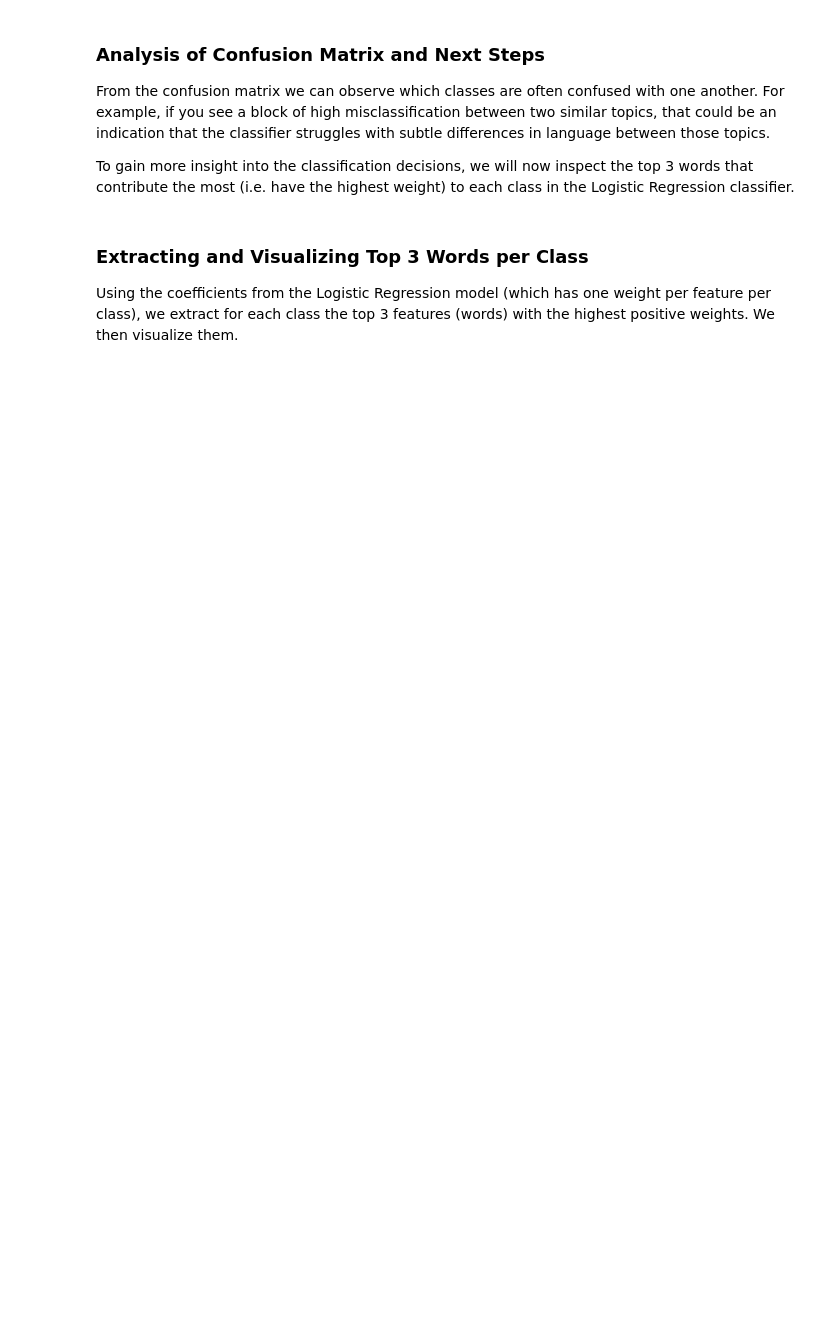
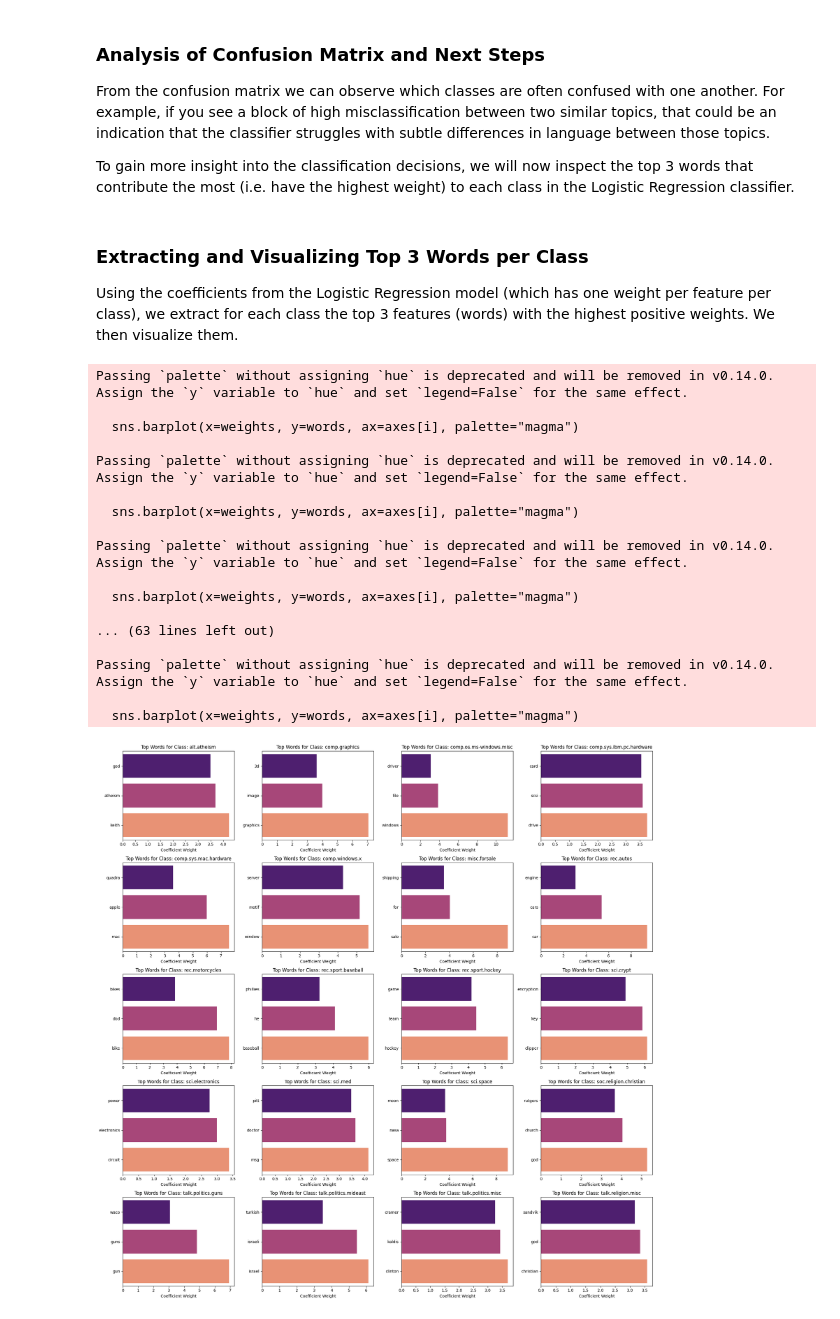
Before and after one commit to benami171/ML_FinalProject, a Jupyter notebook: project.ipynb, the cells around one changed output. Saved outputs shown, nothing was run; the diff lists cells and outputs as text; code cells hidden in the pictures; blank space fills up the shorter version.

Commit message:
fixed some errors. need to fix the presentation of the top 3 words.

```diff
--- a/project.ipynb
+++ b/project.ipynb
@@ -195,33 +218,55 @@ Using the coefficients from the Logistic Regression model (which has one weight
 # %%
 log_reg = classifiers["Logistic Regression"]
 
 coefs = log_reg.coef_
 feature_names = tfidf_vect.get_feature_names_out()
-top_words_per_class = {} # dictionary: key = class name, value = (words, weights)
+top_words_per_class = {}  # dictionary: key = class name, value = (words, weights)
 
-for idx, class_name in enumerate(target_names): coef = coefs[idx] # Get indices of the top 3 coefficients (largest positive weights)
-top3_idx = np.argsort(coef)[-3:]
-top3_words = feature_names[top3_idx]
-top3_weights = coef[top3_idx]
-top_words_per_class[class_name] = (top3_words, top3_weights)
+for idx, class_name in enumerate(target_names):
+    coef = coefs[idx]  # Get indices of the top 3 coefficients (largest positive weights)
+    top3_idx = np.argsort(coef)[-3:]
+    top3_words = feature_names[top3_idx]
+    top3_weights = coef[top3_idx]
+    top_words_per_class[class_name] = (top3_words, top3_weights)
 
 n_classes = len(target_names)
 ncols = 4
-nrows = (n_classes + ncols - 1) // ncols # compute rows needed
+nrows = (n_classes + ncols - 1) // ncols  # compute rows needed
 
 fig, axes = plt.subplots(nrows=nrows, ncols=ncols, figsize=(20, 4*nrows))
 axes = axes.flatten()
 
-for i, class_name in enumerate(target_names): words, weights = top_words_per_class[class_name]
-sns.barplot(x=weights, y=words, ax=axes[i], palette="magma")
-axes[i].set_title(f"Top Words for Class: {class_name}")
-axes[i].set_xlabel("Coefficient Weight")
-axes[i].set_ylabel("")
+for i, class_name in enumerate(target_names):
+    words, weights = top_words_per_class[class_name]
+    sns.barplot(x=weights, y=words, ax=axes[i], palette="magma")
+    axes[i].set_title(f"Top Words for Class: {class_name}")
+    axes[i].set_xlabel("Coefficient Weight")
+    axes[i].set_ylabel("")
 
-for j in range(i+1, len(axes)): fig.delaxes(axes[j])
+for j in range(i+1, len(axes)):
+    fig.delaxes(axes[j])
 
 plt.tight_layout()
 plt.show()
+# %% [output]
+Passing `palette` without assigning `hue` is deprecated and will be removed in v0.14.0. Assign the `y` variable to `hue` and set `legend=False` for the same effect.
+
+  sns.barplot(x=weights, y=words, ax=axes[i], palette="magma")
+
+Passing `palette` without assigning `hue` is deprecated and will be removed in v0.14.0. Assign the `y` variable to `hue` and set `legend=False` for the same effect.
+
+  sns.barplot(x=weights, y=words, ax=axes[i], palette="magma")
+
+Passing `palette` without assigning `hue` is deprecated and will be removed in v0.14.0. Assign the `y` variable to `hue` and set `legend=False` for the same effect.
+
+  sns.barplot(x=weights, y=words, ax=axes[i], palette="magma")
+
+... (63 lines left out)
+
+Passing `palette` without assigning `hue` is deprecated and will be removed in v0.14.0. Assign the `y` variable to `hue` and set `legend=False` for the same effect.
+
+  sns.barplot(x=weights, y=words, ax=axes[i], palette="magma")
+[figure, added]
 # %%
 # # --------------------
 # # 2. Pick a Single Document
```
Also changed, not shown: parts of 2 cells of this notebook.
